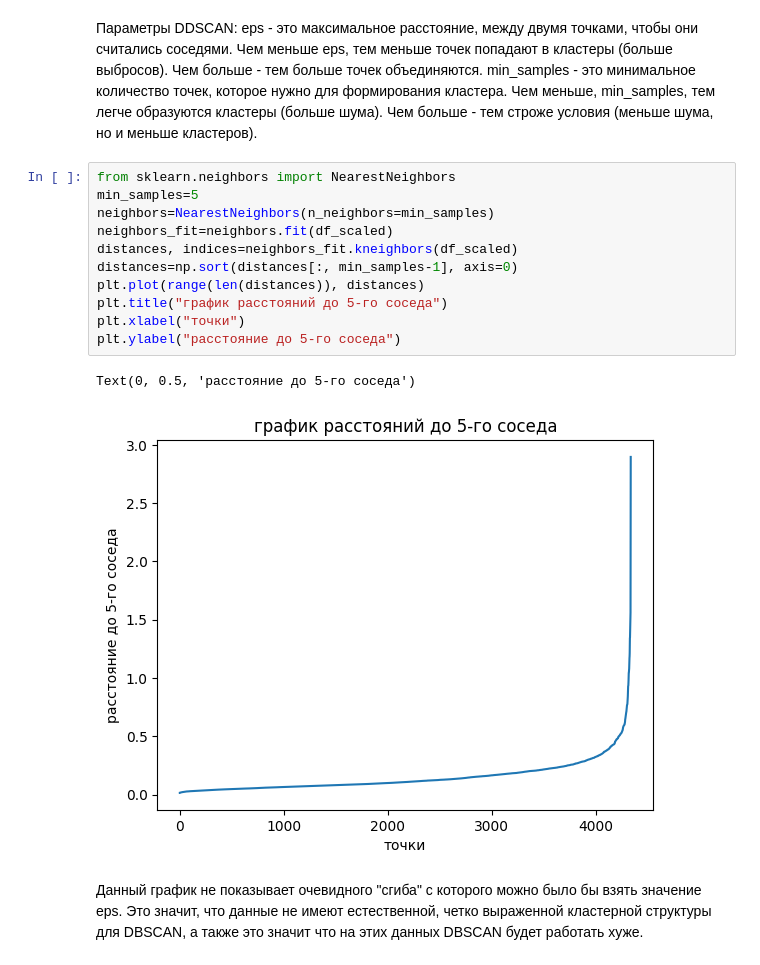
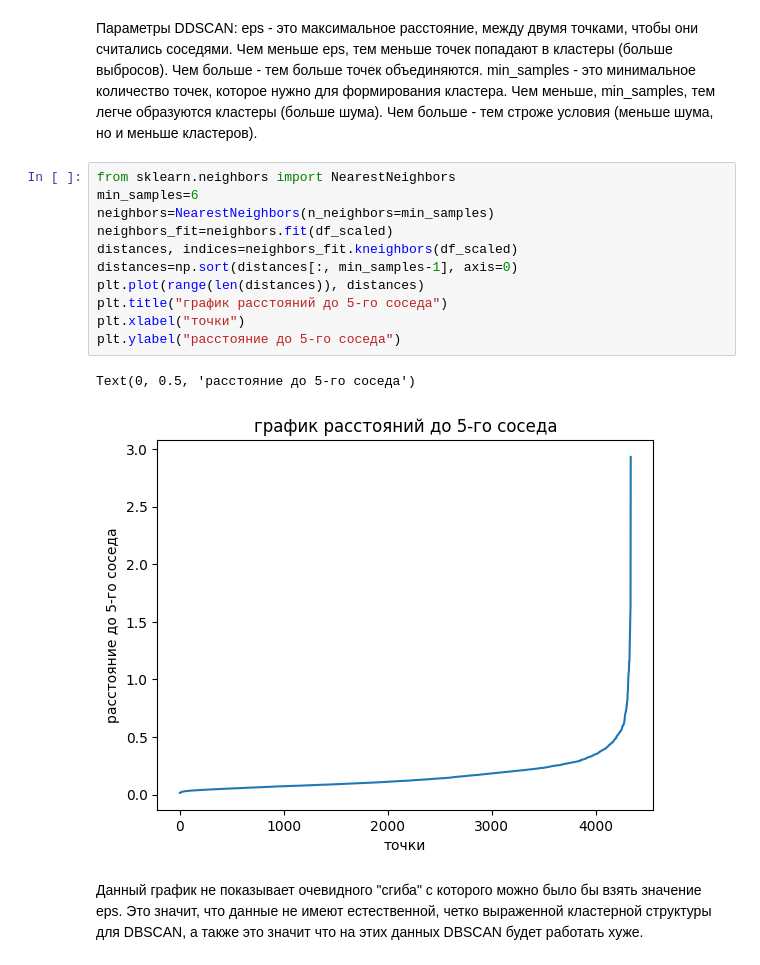
Before and after one commit to sgreysea/segmentation_customer, a Jupyter notebook: notebook/segmentationcustomer.ipynb, the cells around one changed output. Cells and saved outputs as stored; diff of their text form.

```diff
--- a/notebook/segmentationcustomer.ipynb
+++ b/notebook/segmentationcustomer.ipynb
@@ -319,18 +349,18 @@ plt.show()
 Параметры DDSCAN: eps - это максимальное расстояние, между двумя точками, чтобы они считались соседями. Чем меньше eps, тем меньше точек попадают в кластеры (больше выбросов). Чем больше - тем больше точек объединяются. min_samples - это минимальное количество точек, которое нужно для формирования кластера. Чем меньше, min_samples, тем легче образуются кластеры (больше шума). Чем больше - тем строже условия (меньше шума, но и меньше кластеров).
 # %%
 from sklearn.neighbors import NearestNeighbors
-min_samples=5
+min_samples=6
 neighbors=NearestNeighbors(n_neighbors=min_samples)
 neighbors_fit=neighbors.fit(df_scaled)
 distances, indices=neighbors_fit.kneighbors(df_scaled)
 distances=np.sort(distances[:, min_samples-1], axis=0)
 plt.plot(range(len(distances)), distances)
 plt.title("график расстояний до 5-го соседа")
 plt.xlabel("точки")
 plt.ylabel("расстояние до 5-го соседа")
 # %% [output]
 Text(0, 0.5, 'расстояние до 5-го соседа')
-[figure, old version]
+[figure, new version]
 # %% [markdown]
 Данный график не показывает очевидного "сгиба" с которого можно было бы взять значение eps. Это значит, что данные не имеют естественной, четко выраженной кластерной структуры для DBSCAN, а также это значит что на этих данных DBSCAN будет работать хуже.
 # %%
```
Also changed, not shown: parts of 7 cells of this notebook.
